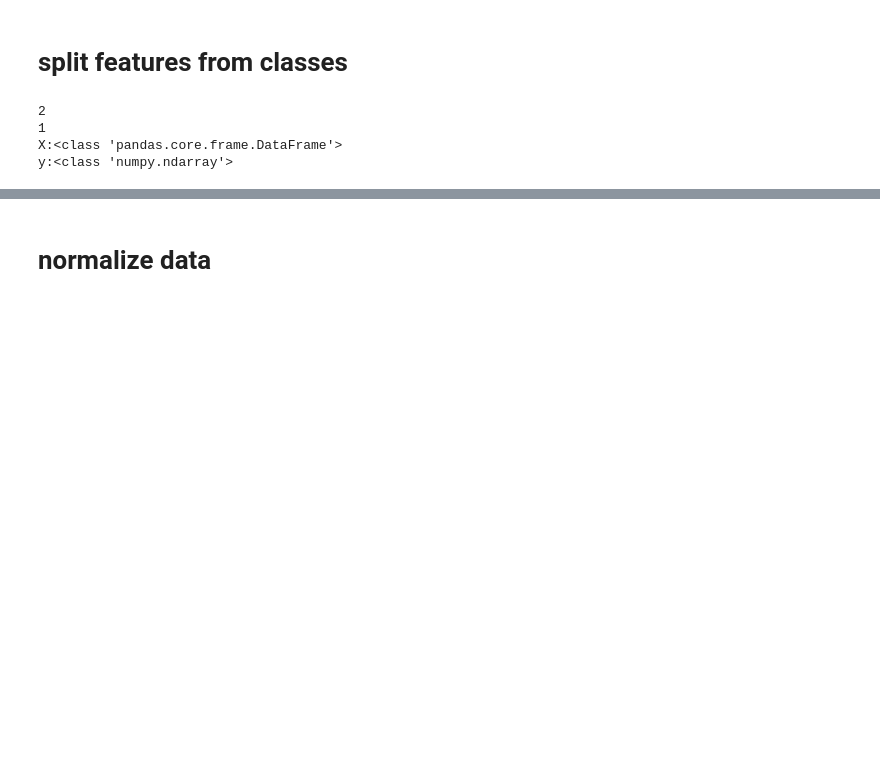
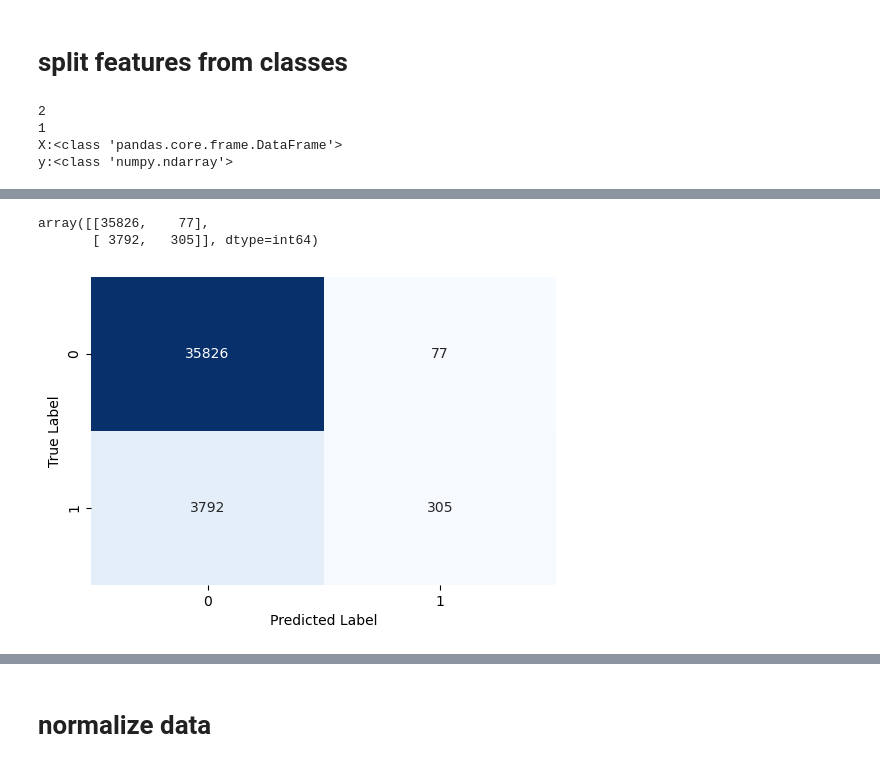
Before and after one commit to azizabousam1/Housing-Market-Analysis, a Jupyter notebook: customer-transaction-prediction.ipynb, the cells around one changed output, grey strips where cells are left out. Drawn from its saved outputs; the diff is of its cells as text; code cells hidden in the pictures; blank space fills up the shorter version.

```diff
--- a/customer-transaction-prediction.ipynb
+++ b/customer-transaction-prediction.ipynb
@@ -54,0 +299,15 @@ y:<class 'numpy.ndarray'>
+# %%
+#confusion matrix for lgbm
+conf_matrix = confusion_matrix(y_test, y_pred_lgbm)
+conf_matrix
+# %% [output]
+array([[35826,    77],
+       [ 3792,   305]], dtype=int64)
+# %%
+plt.figure(figsize=(6, 4))
+sns.heatmap(conf_matrix, annot=True, fmt='d', cmap='Blues', cbar=False)
+plt.xlabel('Predicted Label')
+plt.ylabel('True Label')
+plt.show()
+# %% [output]
+[figure, added]
```
Also changed, not shown: parts of 22 cells of this notebook.
